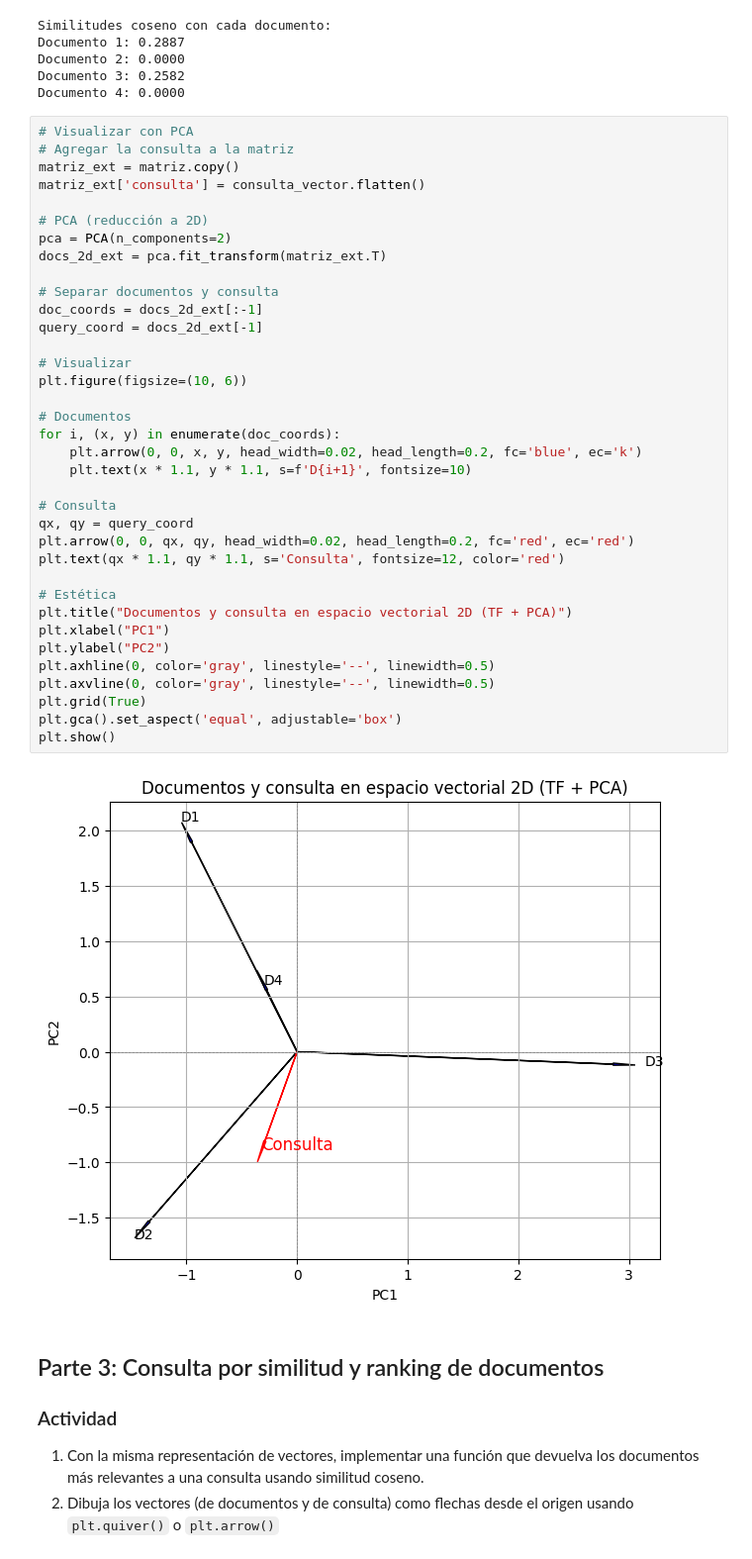
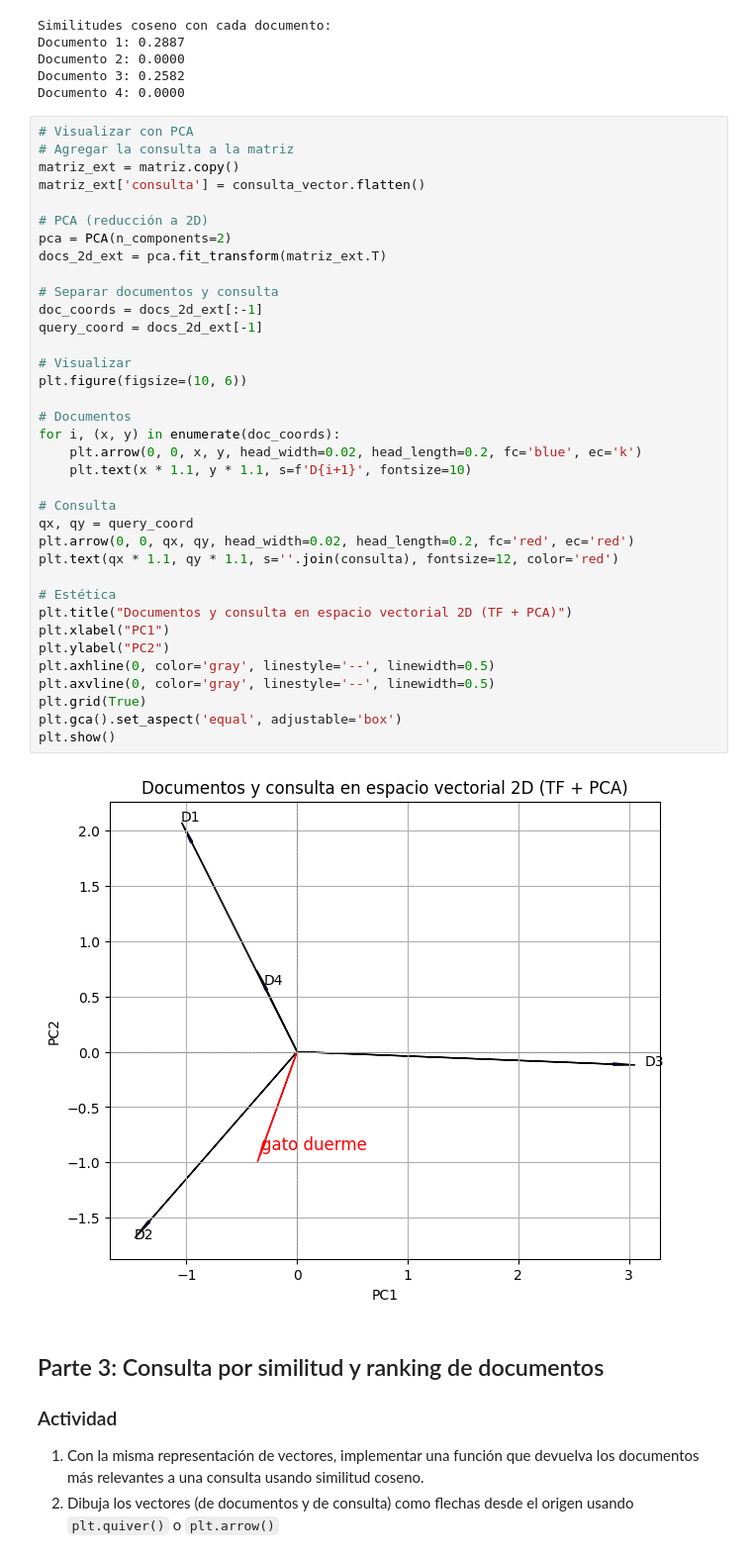
Before and after one commit to WXDAndrew/ICCD753-Recuperaci-n-de-Informaci-n-GR1CC, a Jupyter notebook: Andrés_Carrillo - 03similitudcoseno.ipynb, the cells around one changed output. Shown: that part at 99% size. Drawn from its saved outputs; the diff is of its cells as text.

```diff
--- a/Andrés_Carrillo - 03similitudcoseno.ipynb
+++ b/Andrés_Carrillo - 03similitudcoseno.ipynb
@@ -326,35 +326,35 @@ matriz_ext['consulta'] = consulta_vector.flatten()
 # PCA (reducción a 2D)
 pca = PCA(n_components=2)
 docs_2d_ext = pca.fit_transform(matriz_ext.T)
 
 # Separar documentos y consulta
 doc_coords = docs_2d_ext[:-1]
 query_coord = docs_2d_ext[-1]
 
 # Visualizar
 plt.figure(figsize=(10, 6))
 
 # Documentos
 for i, (x, y) in enumerate(doc_coords):
     plt.arrow(0, 0, x, y, head_width=0.02, head_length=0.2, fc='blue', ec='k')
     plt.text(x * 1.1, y * 1.1, s=f'D{i+1}', fontsize=10)
 
 # Consulta
 qx, qy = query_coord
 plt.arrow(0, 0, qx, qy, head_width=0.02, head_length=0.2, fc='red', ec='red')
-plt.text(qx * 1.1, qy * 1.1, s='Consulta', fontsize=12, color='red')
+plt.text(qx * 1.1, qy * 1.1, s=''.join(consulta), fontsize=12, color='red')
 
 # Estética
 plt.title("Documentos y consulta en espacio vectorial 2D (TF + PCA)")
 plt.xlabel("PC1")
 plt.ylabel("PC2")
 plt.axhline(0, color='gray', linestyle='--', linewidth=0.5)
 plt.axvline(0, color='gray', linestyle='--', linewidth=0.5)
 plt.grid(True)
 plt.gca().set_aspect('equal', adjustable='box')
 plt.show()
 # %% [output]
-[figure, old version]
+[figure, new version]
 # %% [markdown]
 ## Parte 3: Consulta por similitud y ranking de documentos
 
```
